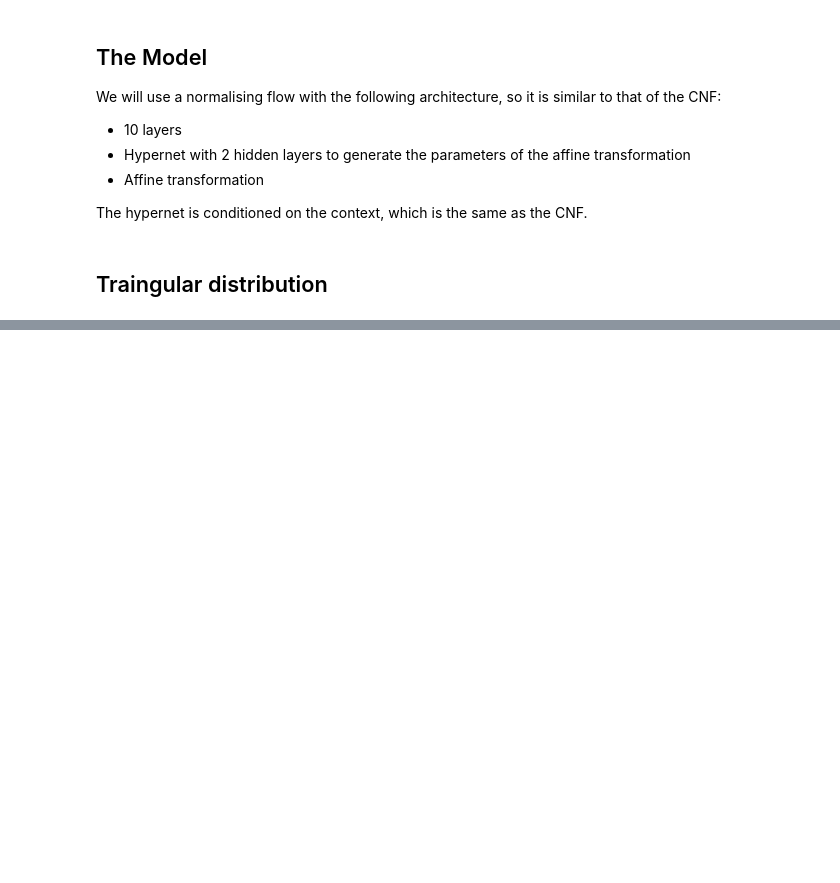
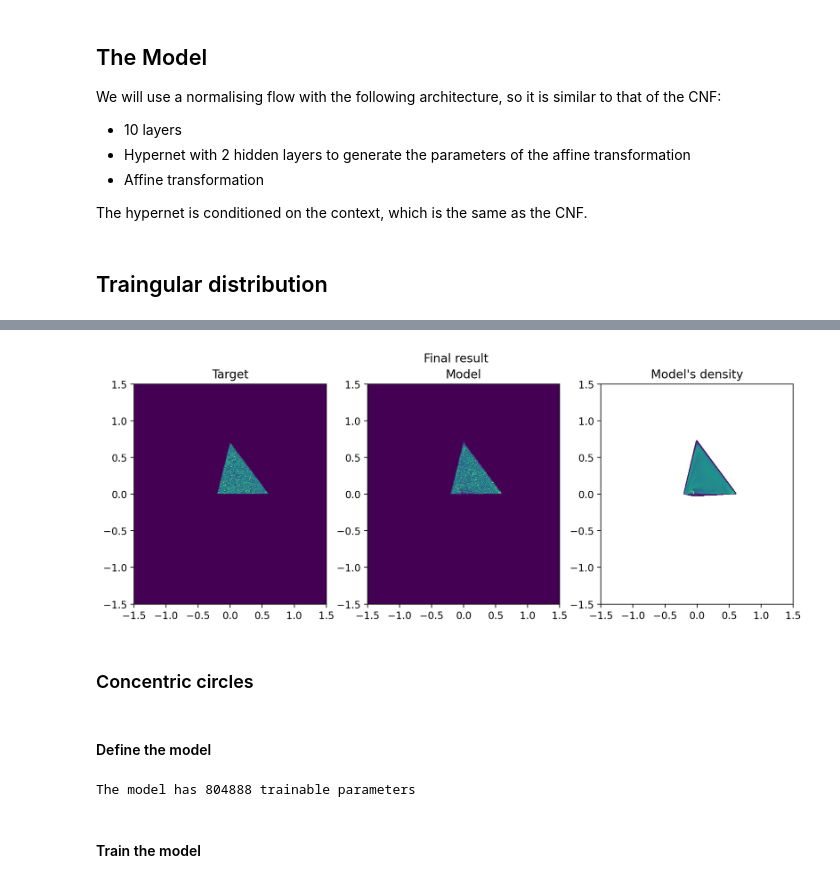
Before and after one commit to pbaldisa/neural-odes, a Jupyter notebook: application_examples/continuous_normalising_flows/nf_toy.ipynb, the cells around one changed output, grey strips where cells are left out. Saved outputs shown, nothing was run; the diff lists cells and outputs as text; code cells hidden in the pictures; blank space fills up the shorter version.

```diff
--- a/application_examples/continuous_normalising_flows/nf_toy.ipynb
+++ b/application_examples/continuous_normalising_flows/nf_toy.ipynb
@@ -6,3 +12,5 @@ import random
+# %%
+device = torch.device('cpu') #'cuda' if torch.cuda.is_available() else
 # %% [markdown]
 # Normalising flows: comparison to CNF
 In this notebook we compare the performance of CNF to a normalising flow with a similar architecture. As with the CNF example, we will learn a two-modal distribution with two concentric circles, and a uniform distribution of a triangle.
@@ -92,0 +151,4 @@ def get_batch(num_samples):
+# %%
+model_triangle = NF(in_out_dim=2, hidden_dim=256, num_layers=5, num_transformations=10).to(device)
+optimizer_triangle = optim.Adam([p for p in model_triangle.parameters() if p.requires_grad == True], lr=args['lr'])
+print("The model has {} trainable parameters".format(sum(p.numel() for p in model_triangle.parameters() if p.requires_grad)))
@@ -92,0 +159,14 @@ def get_batch(num_samples):
+# %%
+def train_nf(model, optimizer):
+    for i in range(1,args['niters']+1):
+        sample = get_batch(args['num_samples']).to(device)
+        loss = -model.log_prob(sample).mean()
+
+        optimizer.zero_grad()
+        loss.backward(retain_graph=True)
+        optimizer.step()
+
+        if i % 100 == 0:
+            print(f'Iter {i}, Loss: {loss.item()}')
+
+train_nf(model_triangle, optimizer_triangle)
@@ -92,0 +235,32 @@ def get_batch(num_samples):
+# %%
+# Plot final result
+def nf_final(model, viz_samples = 30000):
+    model = model.to(device)
+    target = get_batch(viz_samples).to(device)
+    fig, axes = plt.subplots(1, 3, figsize=(10, 4), dpi=200)
+    plt.suptitle(f'Final result')
+    plt.tight_layout()
+
+    trans_sample = model.sample(viz_samples).to(device)
+    logp = model.log_prob(trans_sample)
+
+    axes[0].set_title('Target')
+    axes[0].hist2d(*target.detach().cpu().numpy().T, bins=300, density=True, range=[[-1.5, 1.5], [-1.5, 1.5]])
+
+    axes[1].set_title('Model')
+    axes[1].hist2d(*trans_sample.detach().cpu().numpy().T, bins=300, density=True, range=[[-1.5, 1.5], [-1.5, 1.5]])
+
+    axes[2].set_title("Model's density")
+    # Set x-axis and y-axis limits
+    axes[2].set_xlim(-1.5, 1.5)
+    axes[2].set_ylim(-1.5, 1.5)
+    axes[2].tricontourf(*trans_sample.detach().cpu().numpy().T, np.exp(logp.detach().cpu().numpy()), 200)
+
+    plt.show()
+    del model
+
+nf_final(model_triangle)
+# %% [output]
+[figure, added]
+# %% [markdown]
+### Concentric circles
@@ -92,0 +276,10 @@ def get_batch(num_samples):
+# %% [markdown]
+#### Define the model
+# %%
+model_circles = NF(in_out_dim=2, hidden_dim=256, num_layers=1, num_transformations=6).to(device)
+optimizer_circles = optim.Adam([p for p in model_circles.parameters() if p.requires_grad == True], lr=args['lr'])
+print("The model has {} trainable parameters".format(sum(p.numel() for p in model_circles.parameters() if p.requires_grad)))
+# %% [output]
+The model has 804888 trainable parameters
+# %% [markdown]
+#### Train the model
```
Also changed, not shown: parts of 18 cells of this notebook, 10 other files.
